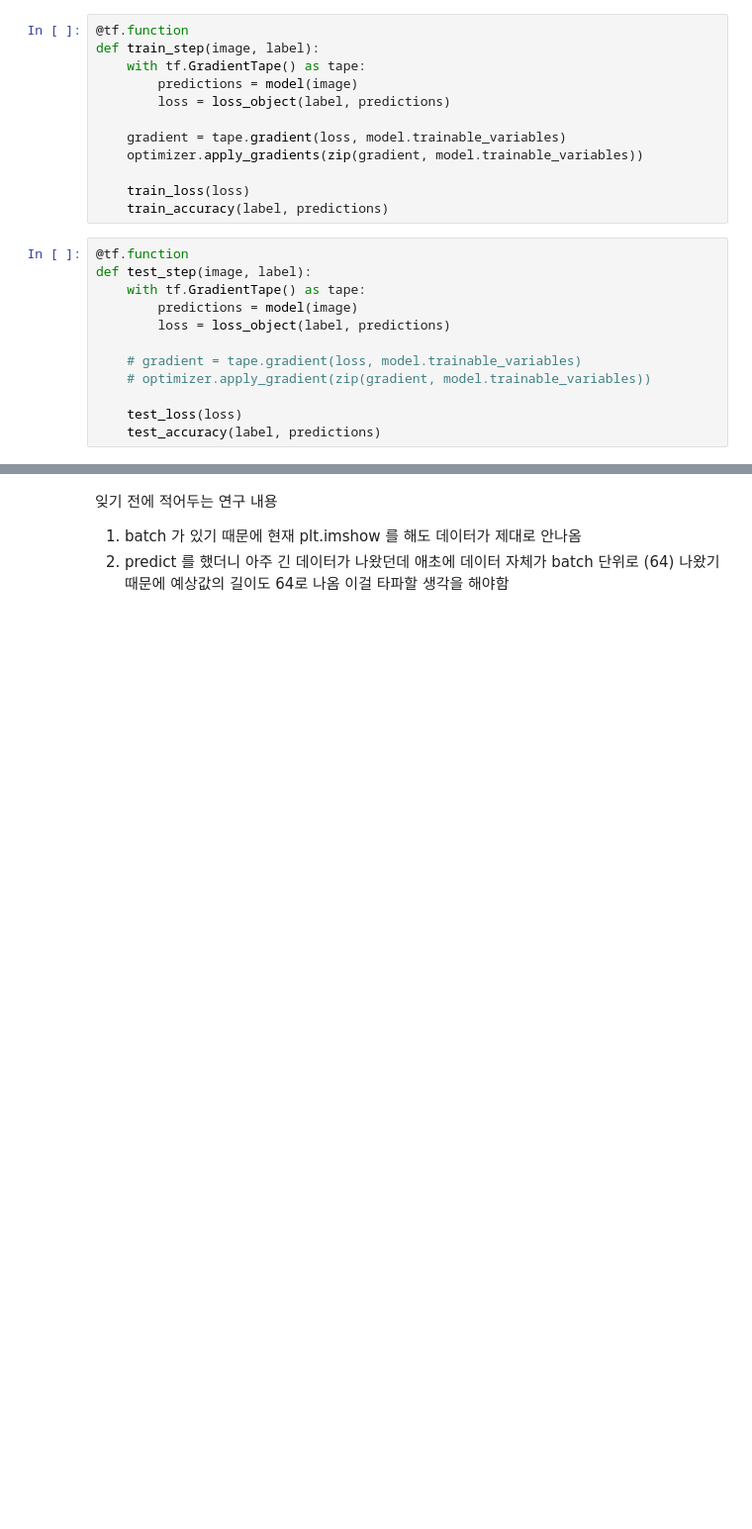
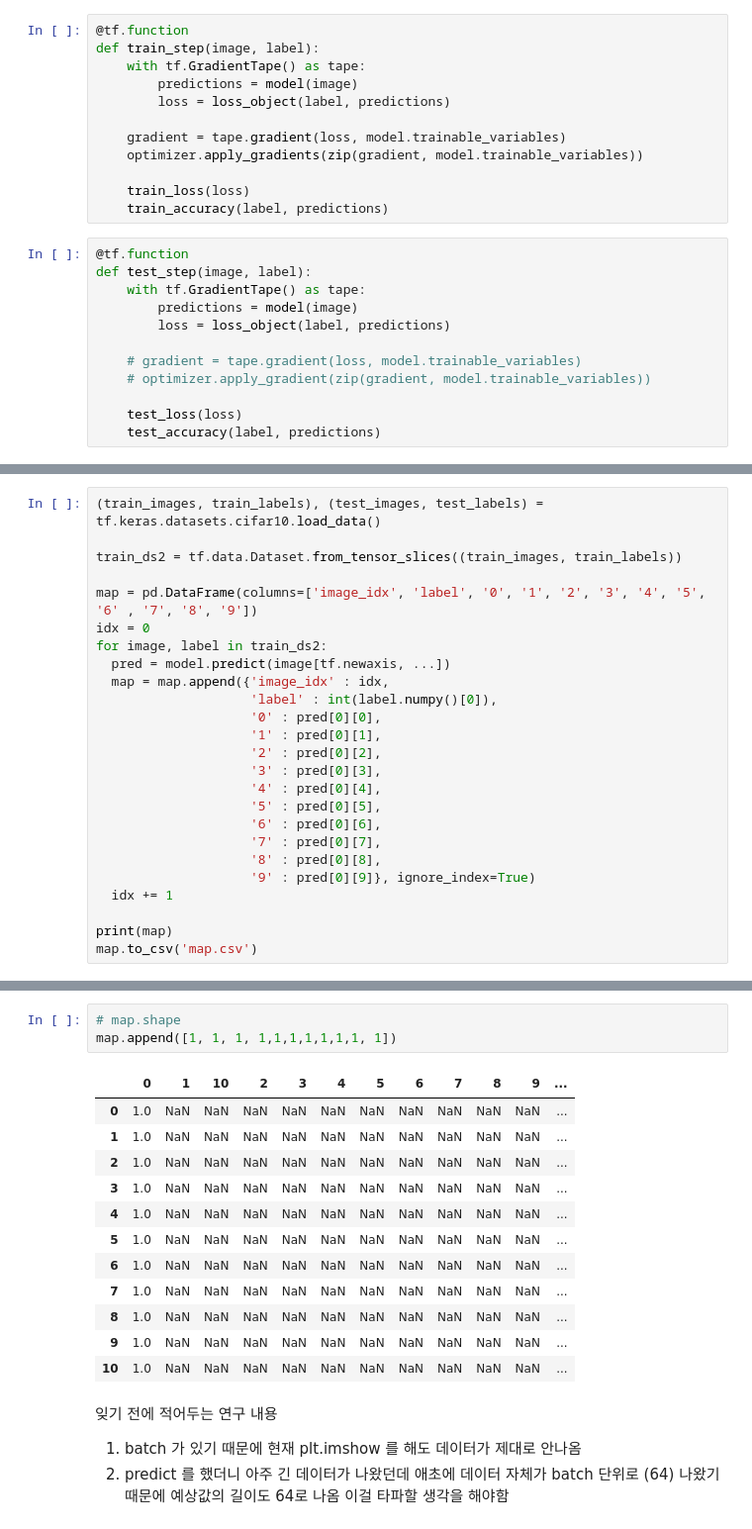
Before and after one commit to SeHwanYoo/gitc_paper_cutoff, a Jupyter notebook: image classficiation.ipynb, the cells around one changed output, grey strips where cells are left out. Shown at 99% size. Drawn from its saved outputs; the diff is of its cells as text; blank space fills up the shorter version.

```diff
--- a/image classficiation.ipynb
+++ b/image classficiation.ipynb
@@ -188,0 +200,25 @@ epoch : 60, loss : 2.303925037384033, accuracy : 9.650933265686035, test_loss :
+# %%
+(train_images, train_labels), (test_images, test_labels) = tf.keras.datasets.cifar10.load_data()
+
+train_ds2 = tf.data.Dataset.from_tensor_slices((train_images, train_labels))
+
+map = pd.DataFrame(columns=['image_idx', 'label', '0', '1', '2', '3', '4', '5', '6' , '7', '8', '9'])
+idx = 0
+for image, label in train_ds2:
+  pred = model.predict(image[tf.newaxis, ...])
+  map = map.append({'image_idx' : idx,
+                    'label' : int(label.numpy()[0]),
+                    '0' : pred[0][0],
+                    '1' : pred[0][1],
+                    '2' : pred[0][2],
+                    '3' : pred[0][3],
+                    '4' : pred[0][4],
+                    '5' : pred[0][5],
+                    '6' : pred[0][6],
+                    '7' : pred[0][7],
+                    '8' : pred[0][8],
+                    '9' : pred[0][9]}, ignore_index=True)
+  idx += 1
+
+print(map)
+map.to_csv('map.csv')
@@ -189,3 +240,19 @@ epoch : 60, loss : 2.303925037384033, accuracy : 9.650933265686035, test_loss :
+# %%
+# map.shape
+map.append([1, 1, 1, 1,1,1,1,1,1,1, 1])
+# %% [output]
+|  | 0 | 1 | 10 | 2 | 3 | 4 | 5 | 6 | 7 | 8 | 9 | ... |
+| 0 | 1.0 | NaN | NaN | NaN | NaN | NaN | NaN | NaN | NaN | NaN | NaN | ... |
+| 1 | 1.0 | NaN | NaN | NaN | NaN | NaN | NaN | NaN | NaN | NaN | NaN | ... |
+| 2 | 1.0 | NaN | NaN | NaN | NaN | NaN | NaN | NaN | NaN | NaN | NaN | ... |
+| 3 | 1.0 | NaN | NaN | NaN | NaN | NaN | NaN | NaN | NaN | NaN | NaN | ... |
+| 4 | 1.0 | NaN | NaN | NaN | NaN | NaN | NaN | NaN | NaN | NaN | NaN | ... |
+| 5 | 1.0 | NaN | NaN | NaN | NaN | NaN | NaN | NaN | NaN | NaN | NaN | ... |
+| 6 | 1.0 | NaN | NaN | NaN | NaN | NaN | NaN | NaN | NaN | NaN | NaN | ... |
+| 7 | 1.0 | NaN | NaN | NaN | NaN | NaN | NaN | NaN | NaN | NaN | NaN | ... |
+| 8 | 1.0 | NaN | NaN | NaN | NaN | NaN | NaN | NaN | NaN | NaN | NaN | ... |
+| 9 | 1.0 | NaN | NaN | NaN | NaN | NaN | NaN | NaN | NaN | NaN | NaN | ... |
+| 10 | 1.0 | NaN | NaN | NaN | NaN | NaN | NaN | NaN | NaN | NaN | NaN | ... |
 # %% [markdown]
 잊기 전에 적어두는 연구 내용
 
```
Also changed, not shown: parts of 8 cells of this notebook, 1 other file.
